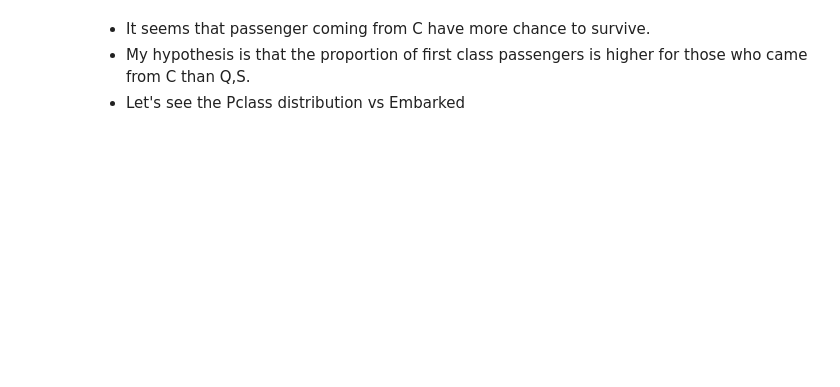
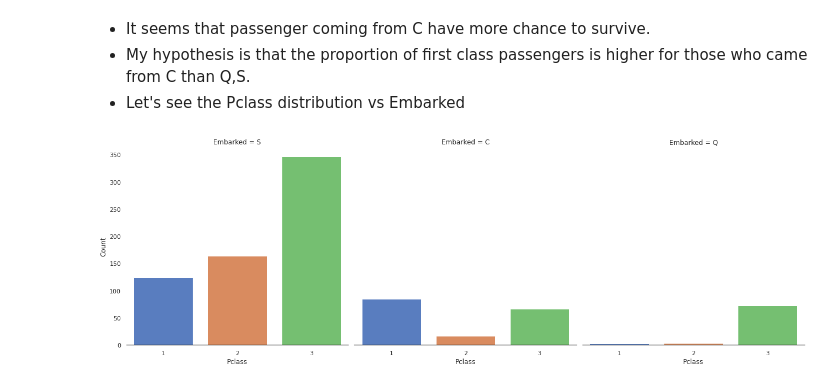
Before and after one commit to syi07030/NLP_study, a Jupyter notebook: Kaggle_BinaryClassification_TabularData/1.Titanic/Titanic_top4%_with_ensemble_modeling/Titanic_Top_4_with_ensemble_modeling.ipynb, the cells around one changed output. Cells and saved outputs as stored; diff of their text form; code cells hidden in the pictures; blank space fills up the shorter version.

Commit message:
feat: 1st level.Titanic (2) Top 4% with ensemble modeling ~5.2 family size -ing

```diff
--- a/Kaggle_BinaryClassification_TabularData/1.Titanic/Titanic_top4%_with_ensemble_modeling/Titanic_Top_4_with_ensemble_modeling.ipynb
+++ b/Kaggle_BinaryClassification_TabularData/1.Titanic/Titanic_top4%_with_ensemble_modeling/Titanic_Top_4_with_ensemble_modeling.ipynb
@@ -378,6 +378,8 @@ g = g.set_ylabels("survival probability")
 - Let's see the Pclass distribution vs Embarked
 # %%
 # explore Pclass vs embarked
-g = sns.factorplot("Pclass",col="Embarked",data=train,szie=6,kind='count',palette='muted')
+g = sns.factorplot("Pclass",col="Embarked",data=train,size=6,kind='count',palette='muted')
 g.despine(left=True)
 g = g.set_ylabels("Count")
+# %% [output]
+[figure, added]
```
Also changed, not shown: parts of 30 cells of this notebook.
